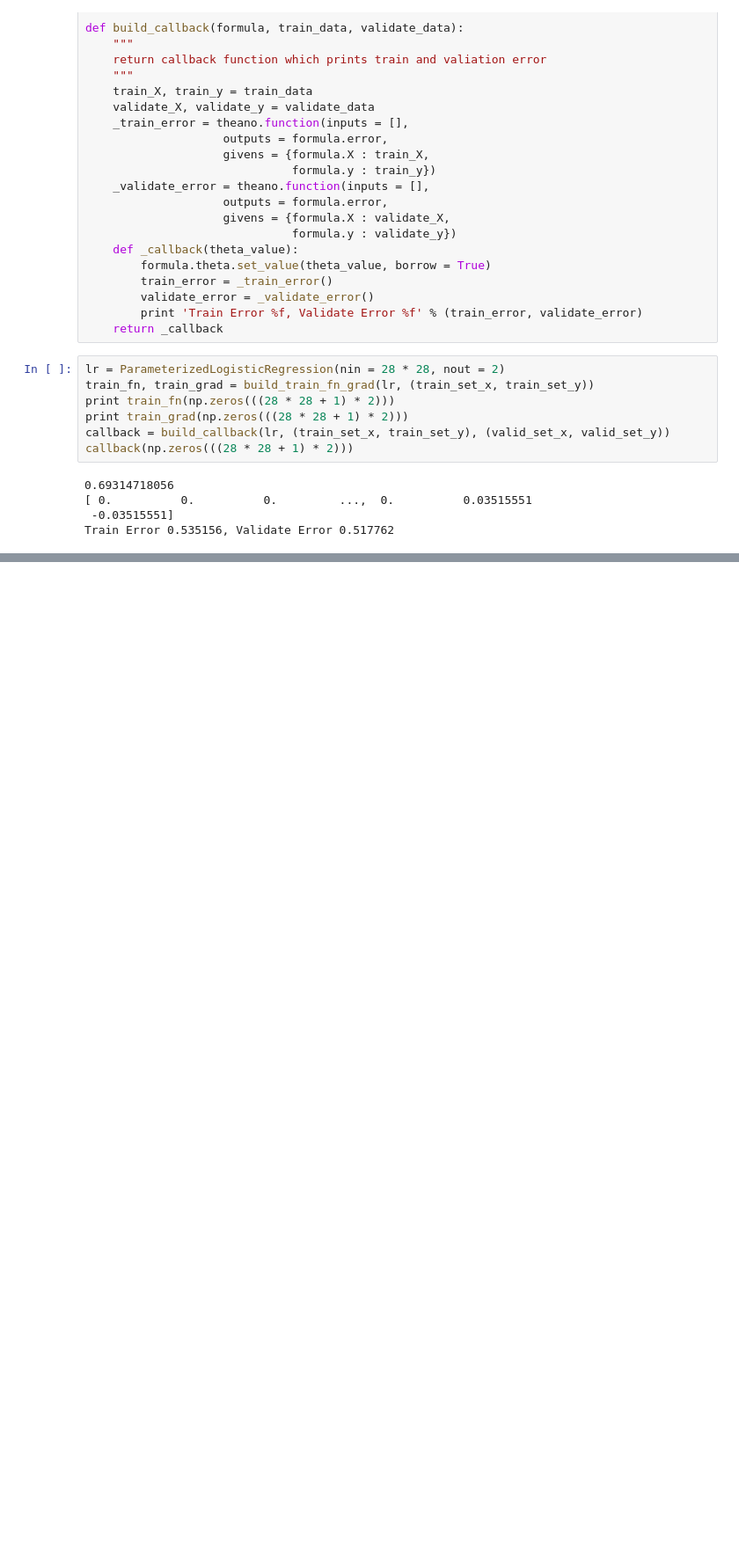
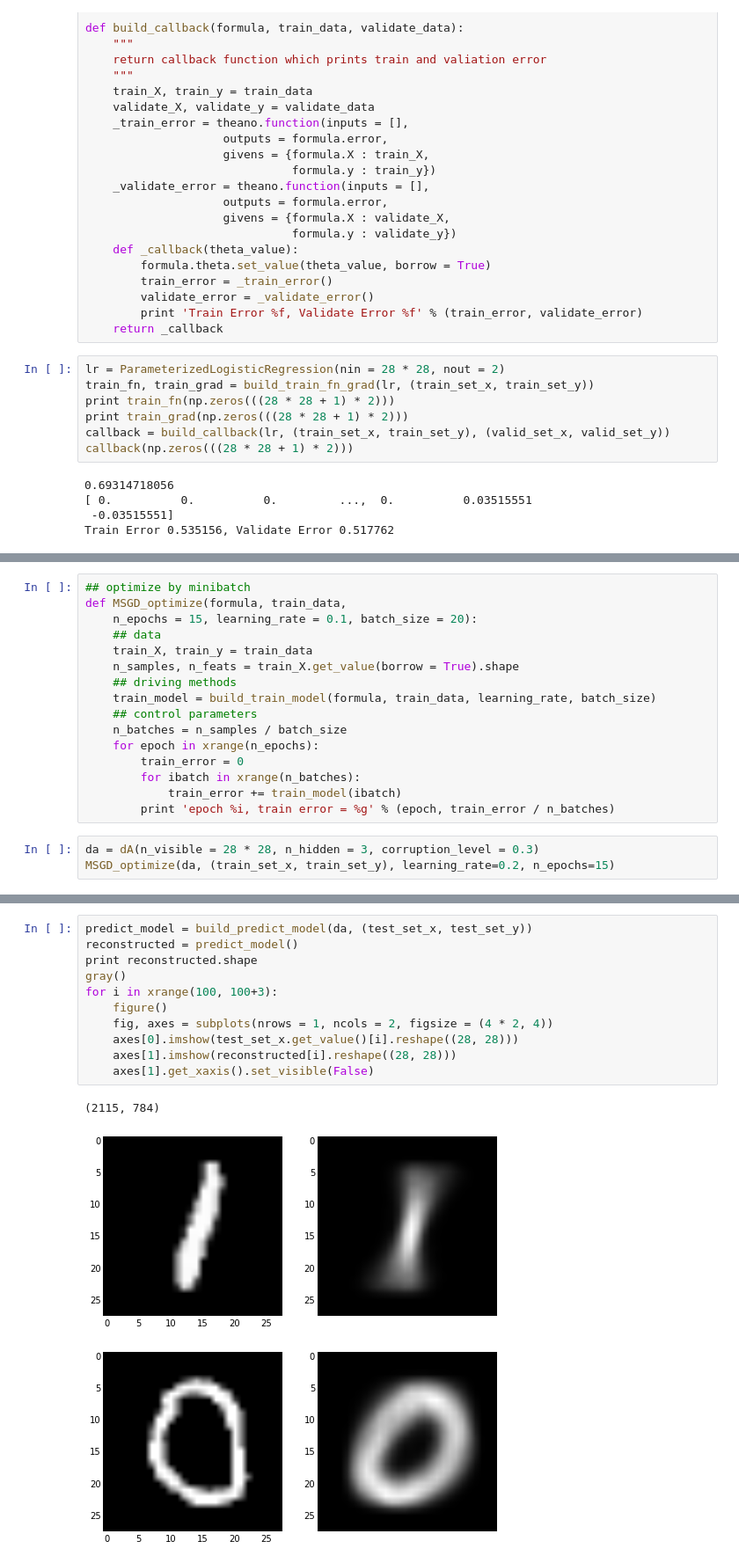
Before and after one commit to dolaameng/tutorials, a Jupyter notebook: ml-tutorials/BASIC_UFLDL Tutorial.ipynb, the cells around one changed output, grey strips where cells are left out. Shown at 88% size. Saved outputs shown, nothing was run; the diff lists cells and outputs as text; blank space fills up the shorter version.

```diff
--- a/ml-tutorials/BASIC_UFLDL Tutorial.ipynb
+++ b/ml-tutorials/BASIC_UFLDL Tutorial.ipynb
@@ -400,0 +503,19 @@ Train Error 0.001131, Validate Error 0.000487
+# %%
+## optimize by minibatch
+def MSGD_optimize(formula, train_data,
+    n_epochs = 15, learning_rate = 0.1, batch_size = 20):
+    ## data
+    train_X, train_y = train_data
+    n_samples, n_feats = train_X.get_value(borrow = True).shape
+    ## driving methods
+    train_model = build_train_model(formula, train_data, learning_rate, batch_size)
+    ## control parameters
+    n_batches = n_samples / batch_size
+    for epoch in xrange(n_epochs):
+        train_error = 0
+        for ibatch in xrange(n_batches):
+            train_error += train_model(ibatch)
+        print 'epoch %i, train error = %g' % (epoch, train_error / n_batches)
+# %%
+da = dA(n_visible = 28 * 28, n_hidden = 3, corruption_level = 0.3)
+MSGD_optimize(da, (train_set_x, train_set_y), learning_rate=0.2, n_epochs=15)
@@ -400,0 +538,15 @@ Train Error 0.001131, Validate Error 0.000487
+# %%
+predict_model = build_predict_model(da, (test_set_x, test_set_y))
+reconstructed = predict_model()
+print reconstructed.shape
+gray()
+for i in xrange(100, 100+3):
+    figure()
+    fig, axes = subplots(nrows = 1, ncols = 2, figsize = (4 * 2, 4))
+    axes[0].imshow(test_set_x.get_value()[i].reshape((28, 28)))
+    axes[1].imshow(reconstructed[i].reshape((28, 28)))
+    axes[1].get_xaxis().set_visible(False)
+# %% [output]
+(2115, 784)
+[figure, added]
+[figure, added]
```
Also changed, not shown: parts of 10 cells of this notebook, 3 other files.
